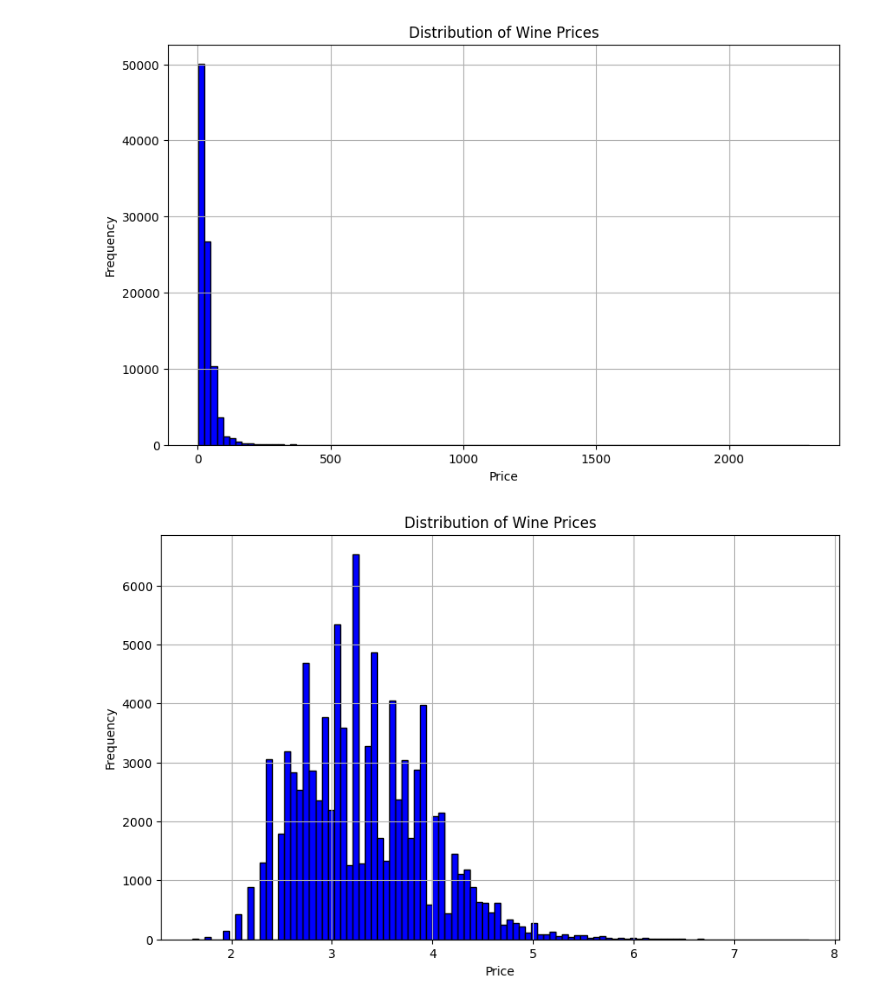
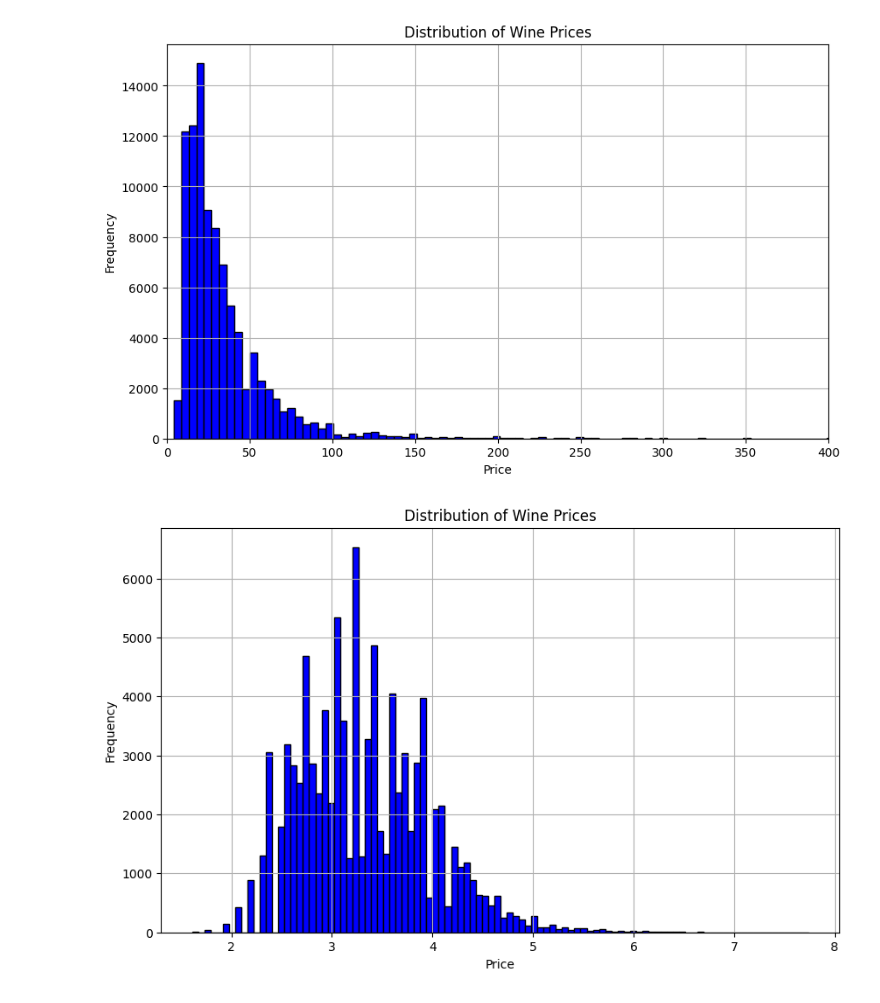
Before and after one commit to sdisorbo/wine_somMLier, a Jupyter notebook: anomaly_detection.ipynb, the cells around one changed output. Drawn from its saved outputs; the diff is of its cells as text; code cells hidden in the pictures.

```diff
--- a/anomaly_detection.ipynb
+++ b/anomaly_detection.ipynb
@@ -26,14 +26,16 @@ import matplotlib.pyplot as plt
 #load the data from the csv files
 training_data = pd.read_csv('/Users/jazucena/Downloads/EECS448/wine_somMLier-main/cleaned_wine_training_data.csv')
 # %%
+#Original Price Distribution
 plt.figure(figsize=(10, 6))
-plt.hist(training_data['price'], bins=100, color='blue', edgecolor='black')
+plt.hist(training_data['price'], bins=500, color='blue', edgecolor='black')
 plt.title('Distribution of Wine Prices')
 plt.xlabel('Price')
 plt.ylabel('Frequency')
 plt.grid(True)
+plt.xlim(0, 400)
 plt.show()
 #axis
 # %% [output]
-[figure, old version]
+[figure, new version]
 # %%
```
Also changed, not shown: parts of 10 cells of this notebook.
